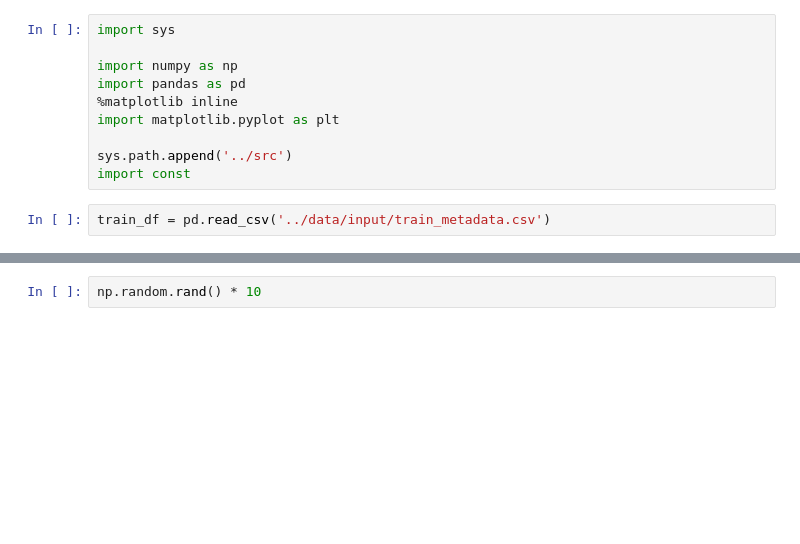
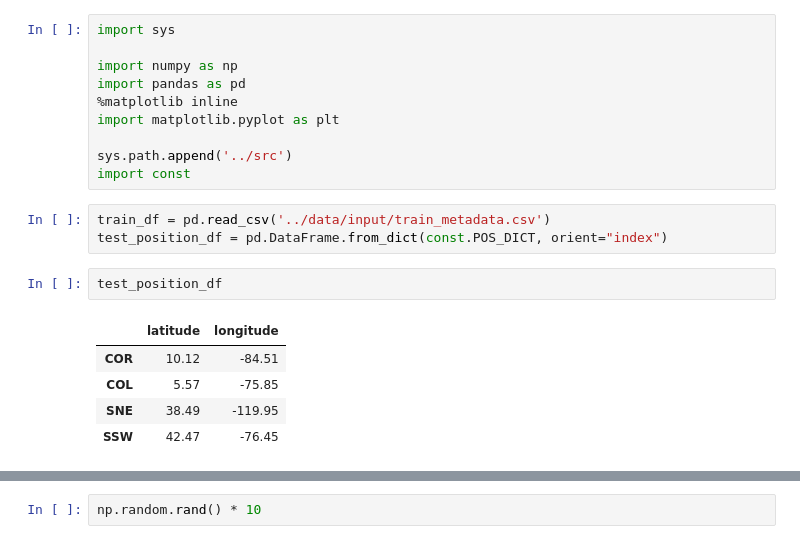
Before and after one commit to Naoki1101/kaggle-birdcall2021, a Jupyter notebook: notebooks/EDA_birds_place.ipynb, the cells around one changed output, grey strips where cells are left out. Cells and saved outputs as stored; diff of their text form; blank space fills up the shorter version.

```diff
--- a/notebooks/EDA_birds_place.ipynb
+++ b/notebooks/EDA_birds_place.ipynb
@@ -10,6 +10,15 @@ sys.path.append('../src')
 import const
 # %%
 train_df = pd.read_csv('../data/input/train_metadata.csv')
+test_position_df = pd.DataFrame.from_dict(const.POS_DICT, orient="index")
+# %%
+test_position_df
+# %% [output]
+|  | latitude | longitude |
+| COR | 10.12 | -84.51 |
+| COL | 5.57 | -75.85 |
+| SNE | 38.49 | -119.95 |
+| SSW | 42.47 | -76.45 |
 # %%
 bird_idxs = [309, 58, 183]
 
```
Also changed, not shown: parts of 1 cell of this notebook, 12 other files.
